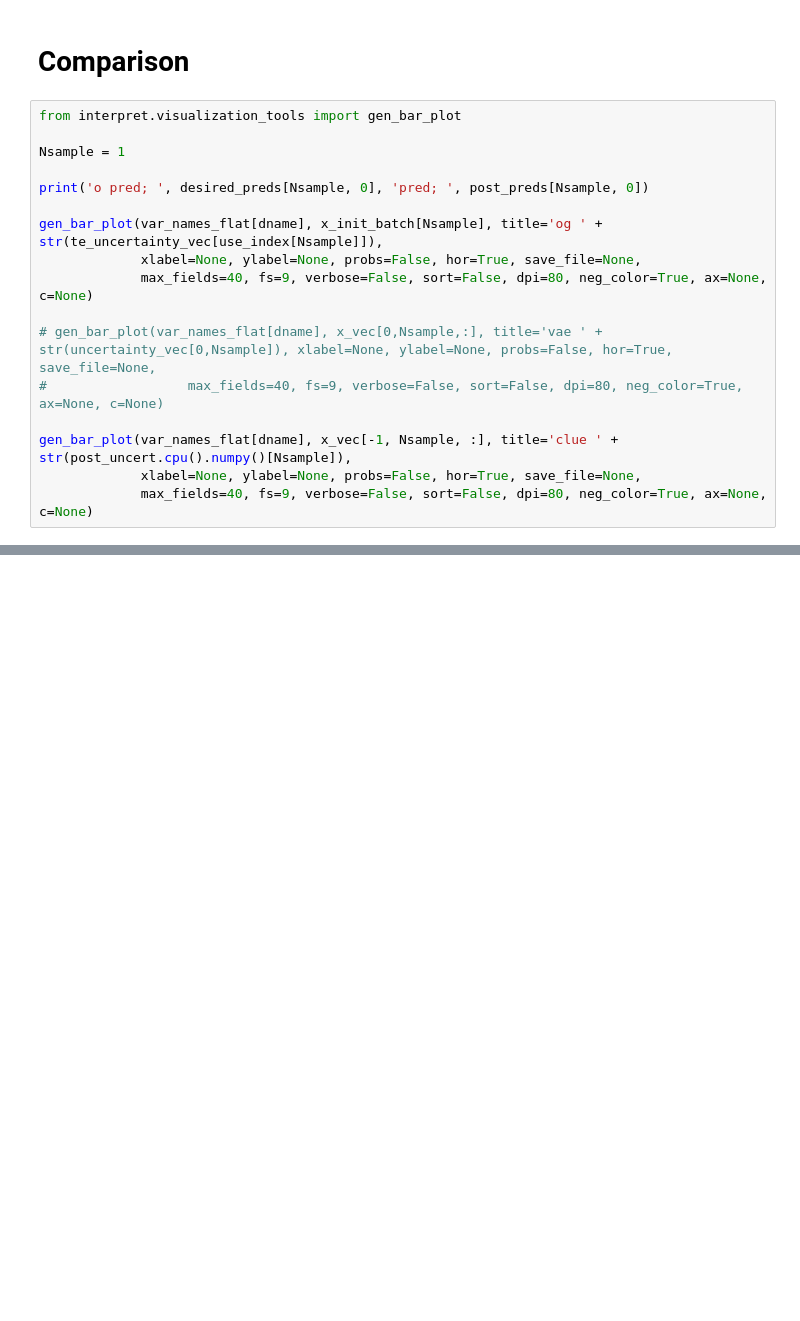
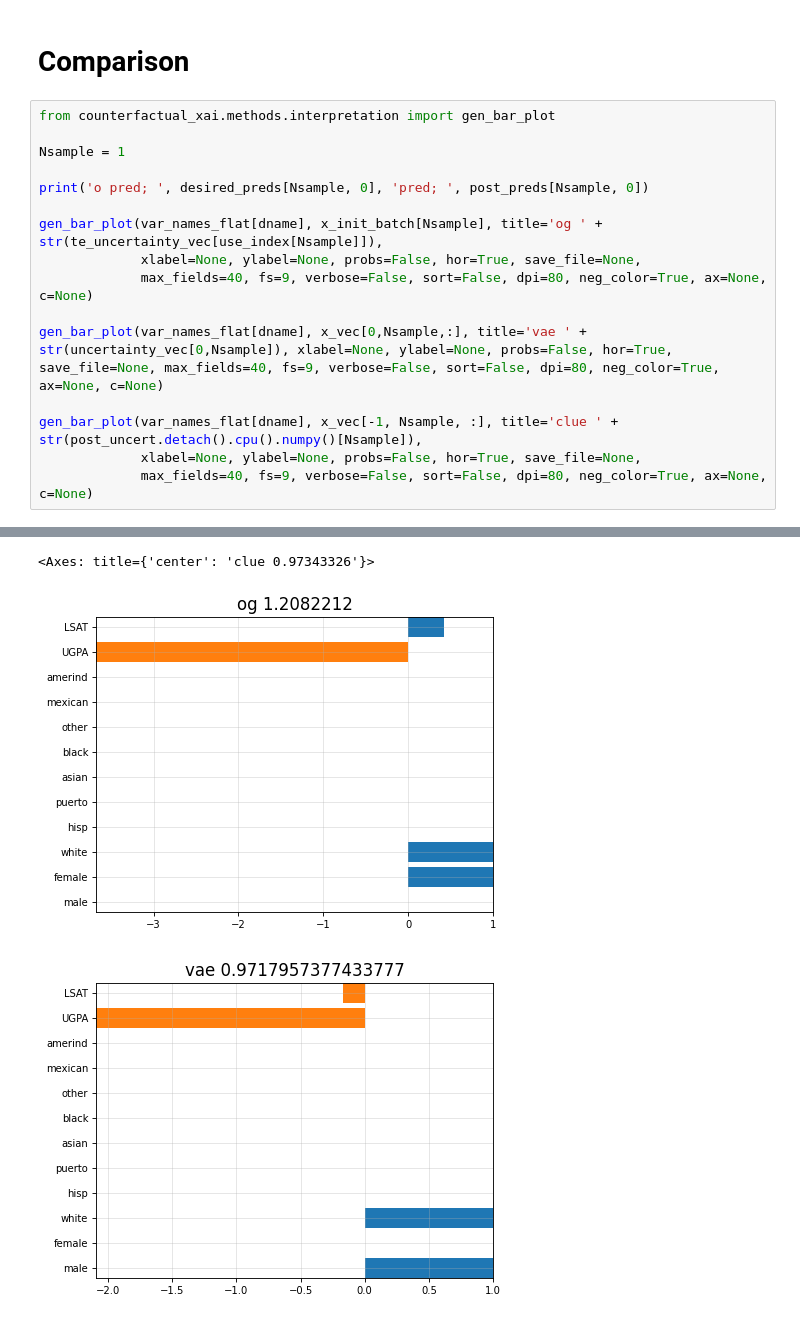
Before and after one commit to lsch0lz/counterfactuals, a Jupyter notebook: examples/lsat_example.ipynb, the cells around one changed output, grey strips where cells are left out. Saved outputs shown, nothing was run; the diff lists cells and outputs as text; blank space fills up the shorter version.

```diff
--- a/examples/lsat_example.ipynb
+++ b/examples/lsat_example.ipynb
@@ -306,7 +325,7 @@ plt.tight_layout()
 # %% [markdown]
 # Comparison
 # %%
-from interpret.visualization_tools import gen_bar_plot
+from counterfactual_xai.methods.interpretation import gen_bar_plot
 
 Nsample = 1
 
@@ -316,9 +335,9 @@ gen_bar_plot(var_names_flat[dname], x_init_batch[Nsample], title='og ' + str(te_
              xlabel=None, ylabel=None, probs=False, hor=True, save_file=None,
              max_fields=40, fs=9, verbose=False, sort=False, dpi=80, neg_color=True, ax=None, c=None)
 
-# gen_bar_plot(var_names_flat[dname], x_vec[0,Nsample,:], title='vae ' + str(uncertainty_vec[0,Nsample]), xlabel=None, ylabel=None, probs=False, hor=True, save_file=None,
-#                  max_fields=40, fs=9, verbose=False, sort=False, dpi=80, neg_color=True, ax=None, c=None)
+gen_bar_plot(var_names_flat[dname], x_vec[0,Nsample,:], title='vae ' + str(uncertainty_vec[0,Nsample]), xlabel=None, ylabel=None, probs=False, hor=True, save_file=None, max_fields=40, fs=9, verbose=False, sort=False, dpi=80, neg_color=True, ax=None, c=None)
 
-gen_bar_plot(var_names_flat[dname], x_vec[-1, Nsample, :], title='clue ' + str(post_uncert.cpu().numpy()[Nsample]),
+gen_bar_plot(var_names_flat[dname], x_vec[-1, Nsample, :], title='clue ' + str(post_uncert.detach().cpu().numpy()[Nsample]),
              xlabel=None, ylabel=None, probs=False, hor=True, save_file=None,
              max_fields=40, fs=9, verbose=False, sort=False, dpi=80, neg_color=True, ax=None, c=None)
+# %% [output]
@@ -324,0 +348,3 @@ gen_bar_plot(var_names_flat[dname], x_vec[-1, Nsample, :], title='clue ' + str(p
+<Axes: title={'center': 'clue 0.97343326'}>
+[figure, added]
+[figure, added]
```
Also changed, not shown: parts of 7 cells of this notebook.
